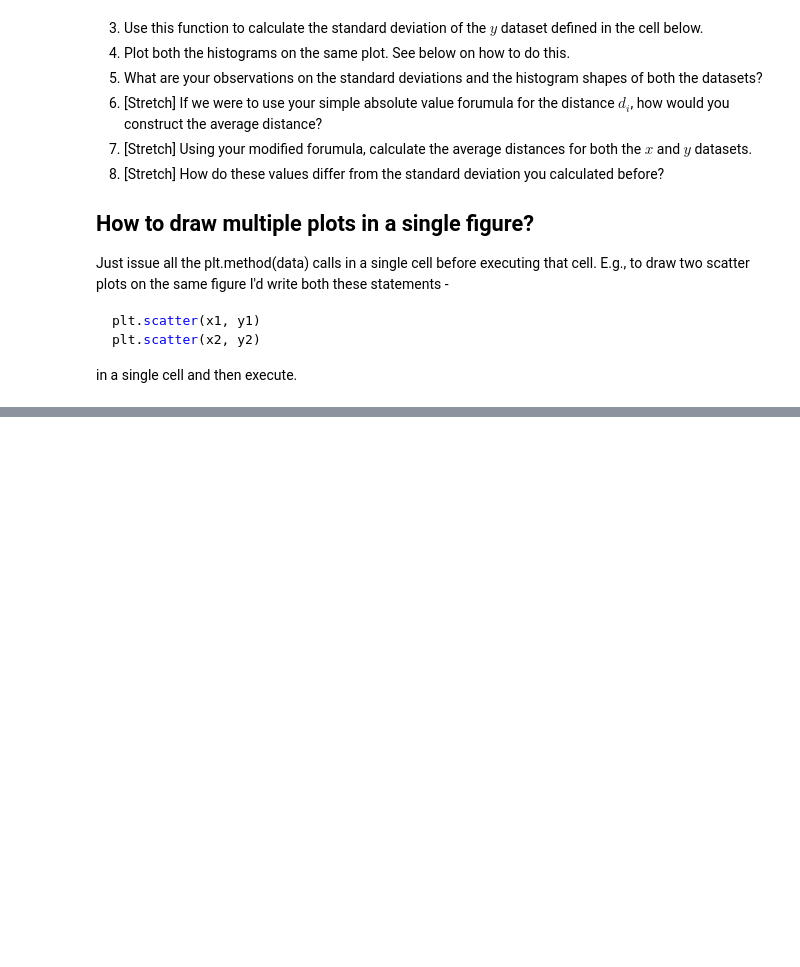
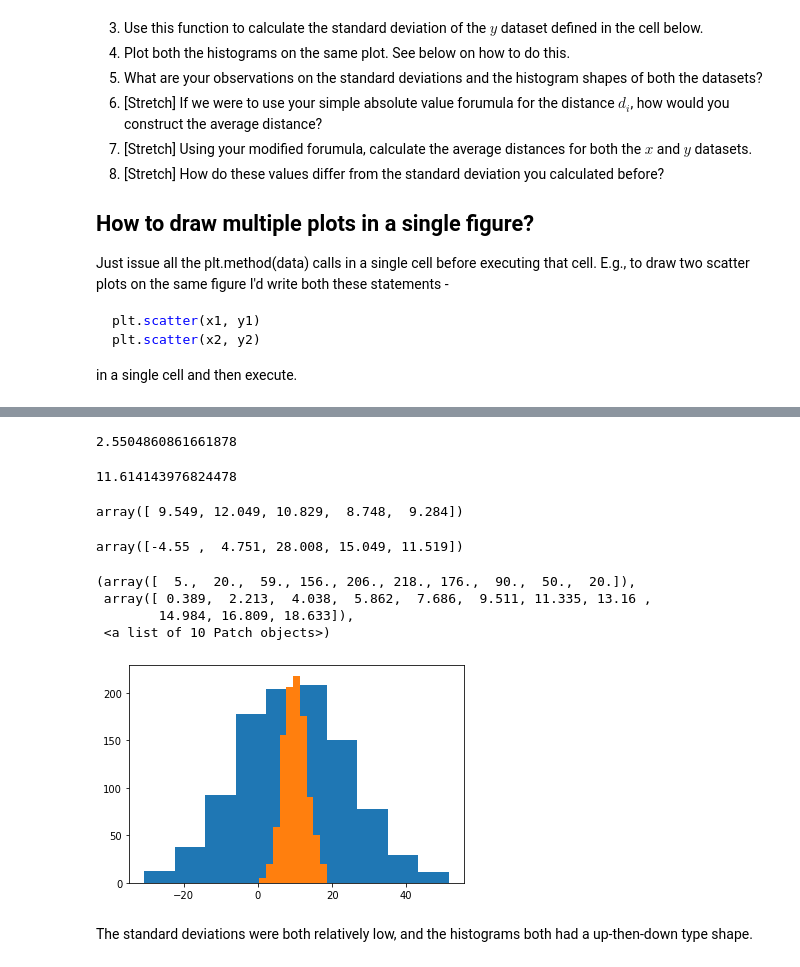
Before and after one commit to avilay/stats-tutorial, a Jupyter notebook: variance.ipynb, the cells around one changed output, grey strips where cells are left out. Drawn from its saved outputs; the diff is of its cells as text; code cells hidden in the pictures; blank space fills up the shorter version.

```diff
--- a/variance.ipynb
+++ b/variance.ipynb
@@ -75,0 +103,29 @@ y = np.random.normal(loc=10, scale=15, size=1000)
+# %%
+x = np.random.normal(loc=10, scale=3, size=1000)
+# %%
+standard_deviation(x)
+# %% [output]
+2.5504860861661878
+# %%
+standard_deviation(y)
+# %% [output]
+11.614143976824478
+# %%
+x[:5]
+# %% [output]
+array([ 9.549, 12.049, 10.829,  8.748,  9.284])
+# %%
+y[:5]
+# %% [output]
+array([-4.55 ,  4.751, 28.008, 15.049, 11.519])
+# %%
+plt.hist(y, 10)
+plt.hist(x, 10)
+# %% [output]
+(array([  5.,  20.,  59., 156., 206., 218., 176.,  90.,  50.,  20.]),
+ array([ 0.389,  2.213,  4.038,  5.862,  7.686,  9.511, 11.335, 13.16 ,
+        14.984, 16.809, 18.633]),
+ <a list of 10 Patch objects>)
+[figure, added]
+# %% [markdown]
+The standard deviations were both relatively low, and the histograms both had a up-then-down type shape.
```
Also changed, not shown: parts of 8 cells of this notebook.
